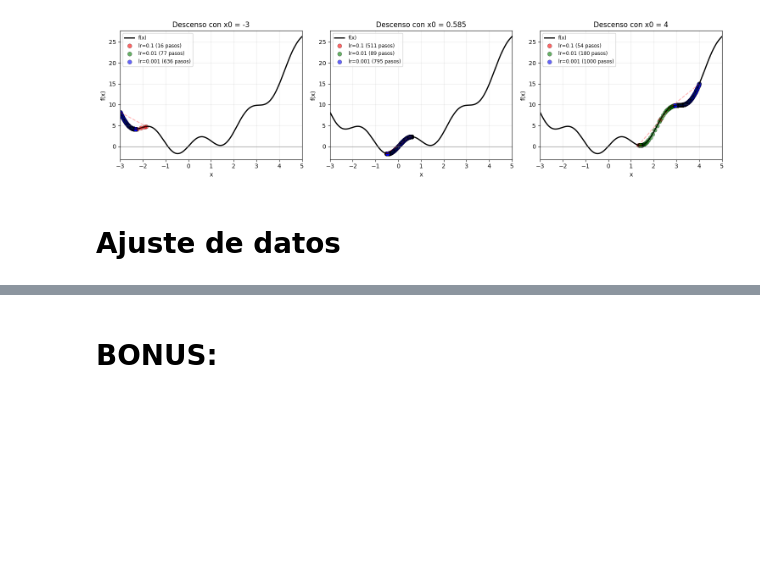
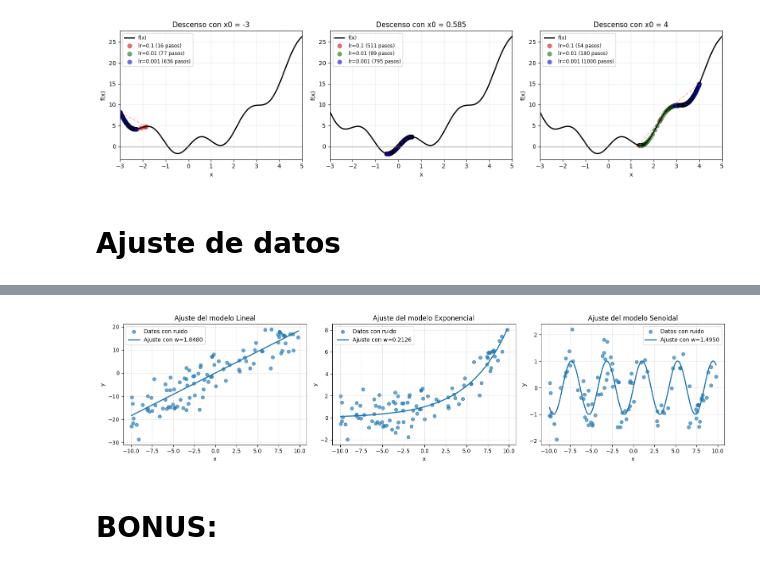
Before and after one commit to gasparlamas/Optimizacion_NumeriCA, a Jupyter notebook: project.ipynb, the cells around one changed output, grey strips where cells are left out. Drawn from its saved outputs; the diff is of its cells as text; code cells hidden in the pictures; blank space fills up the shorter version.

```diff
--- a/project.ipynb
+++ b/project.ipynb
@@ -326,4 +615,39 @@ w = Variable()
 # %%
 # Grafique datos y ajuste
+
+fig, axes = plt.subplots(1, 3, figsize=(16, 4))
+
+for ax, (nombre, info) in zip(axes, datasets.items()):
+    x_data, y_data = obtener_xy(info["df"])
+
+    w_opt = float(
+        resultados_ajuste_df.loc[
+            resultados_ajuste_df["Modelo"] == nombre,
+            "w encontrado"
+        ].iloc[0]
+    )
+
+    # Se genera una grilla ordenada para que la curva del modelo se vea continua.
+    x_ordenado = np.linspace(x_data.min(), x_data.max(), 500)
+    y_ajustado = predecir(nombre, w_opt, x_ordenado)
+
+    ax.scatter(x_data, y_data, alpha=0.65, label="Datos con ruido")
+    ax.plot(
+        x_ordenado,
+        y_ajustado,
+        linewidth=2,
+        label=f"Ajuste con w={w_opt:.4f}"
+    )
+
+    ax.set_title(f"Ajuste del modelo {nombre}")
+    ax.set_xlabel("x")
+    ax.set_ylabel("y")
+    ax.grid(alpha=0.3)
+    ax.legend()
+
+plt.tight_layout()
+plt.show()
+# %% [output]
+[figure, added]
 # %% [markdown]
 # BONUS:
```
Also changed, not shown: parts of 5 cells of this notebook.
